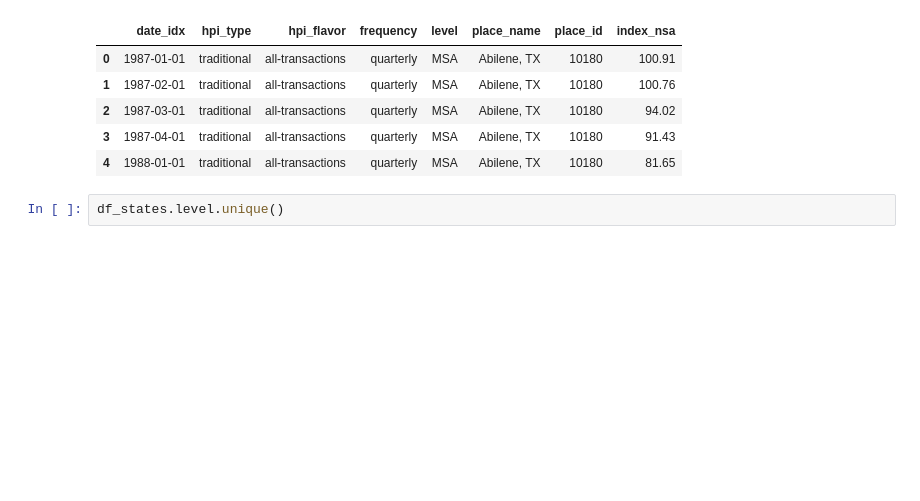
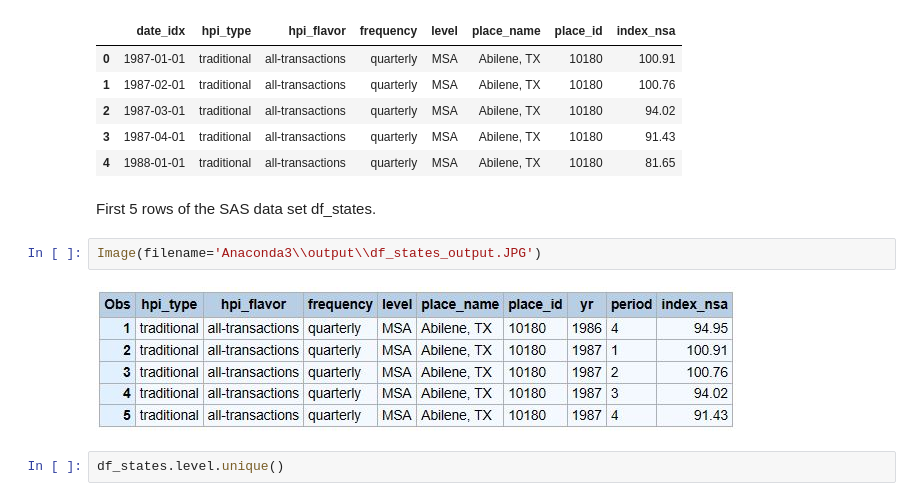
Before and after one commit to RandyBetancourt/PythonForSASUsers, a Jupyter notebook: Chapter 09 -- Panda Time Series and Date Handling.ipynb, the cells around one changed output. Cells and saved outputs as stored; diff of their text form; blank space fills up the shorter version.

```diff
--- a/Chapter 09 -- Panda Time Series and Date Handling.ipynb
+++ b/Chapter 09 -- Panda Time Series and Date Handling.ipynb
@@ -422,6 +371,12 @@ df_states.head()
 | 2 | 1987-03-01 | traditional | all-transactions | quarterly | MSA | Abilene, TX | 10180 | 94.02 |
 | 3 | 1987-04-01 | traditional | all-transactions | quarterly | MSA | Abilene, TX | 10180 | 91.43 |
 | 4 | 1988-01-01 | traditional | all-transactions | quarterly | MSA | Abilene, TX | 10180 | 81.65 |
+# %% [markdown]
+First 5 rows of the SAS data set df_states.
+# %%
+Image(filename='Anaconda3\\output\\df_states_output.JPG')
+# %% [output]
+[figure, added]
 # %%
 df_states.level.unique()
 # %% [output]
```
Also changed, not shown: parts of 47 cells of this notebook, 3 other files.
